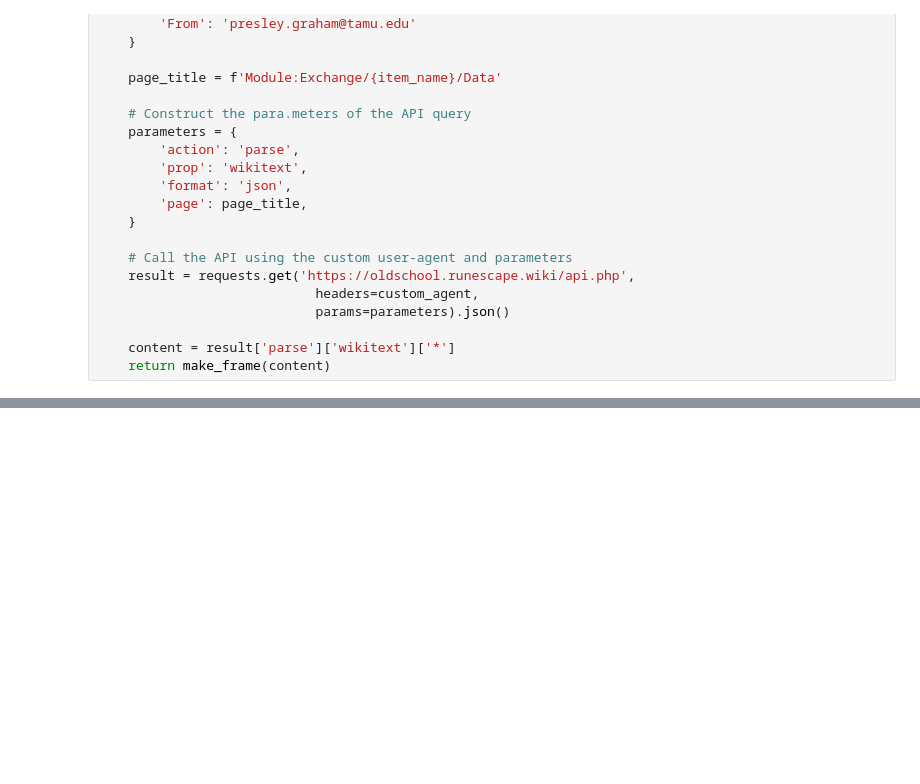
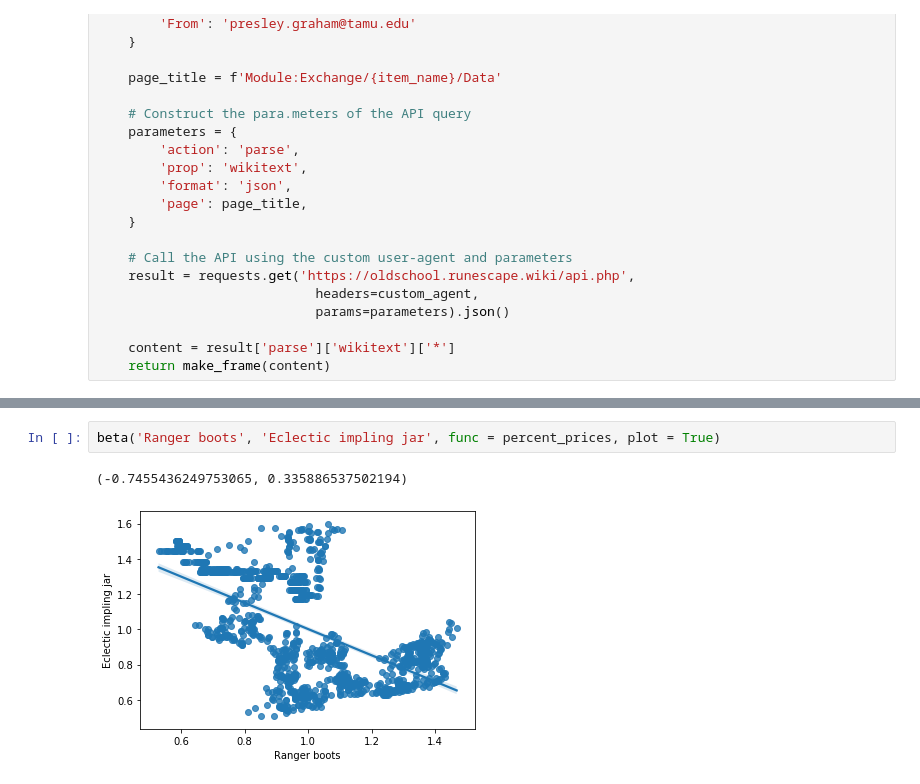
Before and after one commit to durumu/osrs-prediction, a Jupyter notebook: osrs.ipynb, the cells around one changed output, grey strips where cells are left out. Drawn from its saved outputs; the diff is of its cells as text; blank space fills up the shorter version.

```diff
--- a/osrs.ipynb
+++ b/osrs.ipynb
@@ -163,0 +198,5 @@ Length: 389, dtype: float64
+# %%
+beta('Ranger boots', 'Eclectic impling jar', func = percent_prices, plot = True)
+# %% [output]
+(-0.7455436249753065, 0.335886537502194)
+[figure, added]
```
Also changed, not shown: parts of 12 cells of this notebook, 25 other files.
